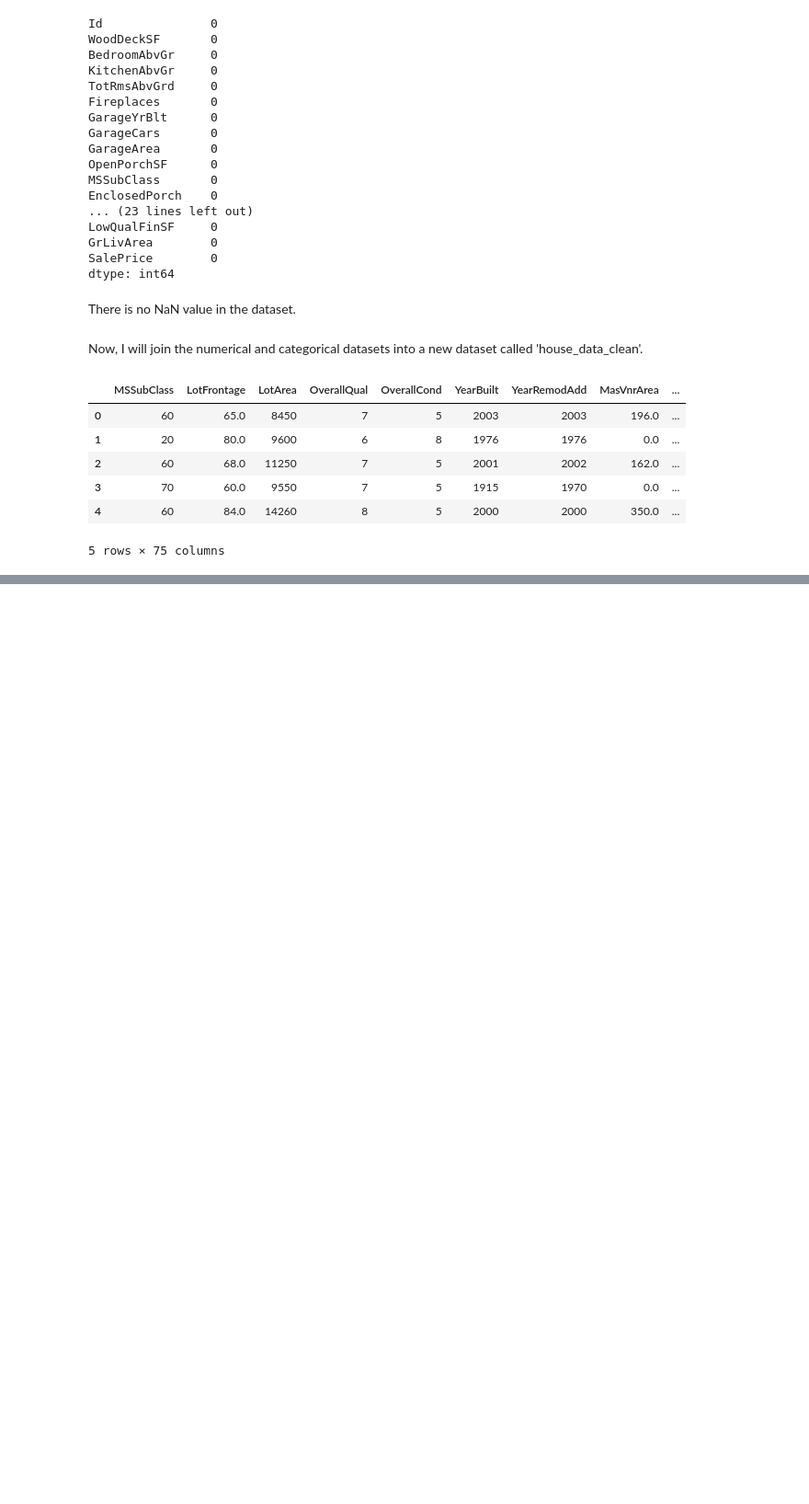
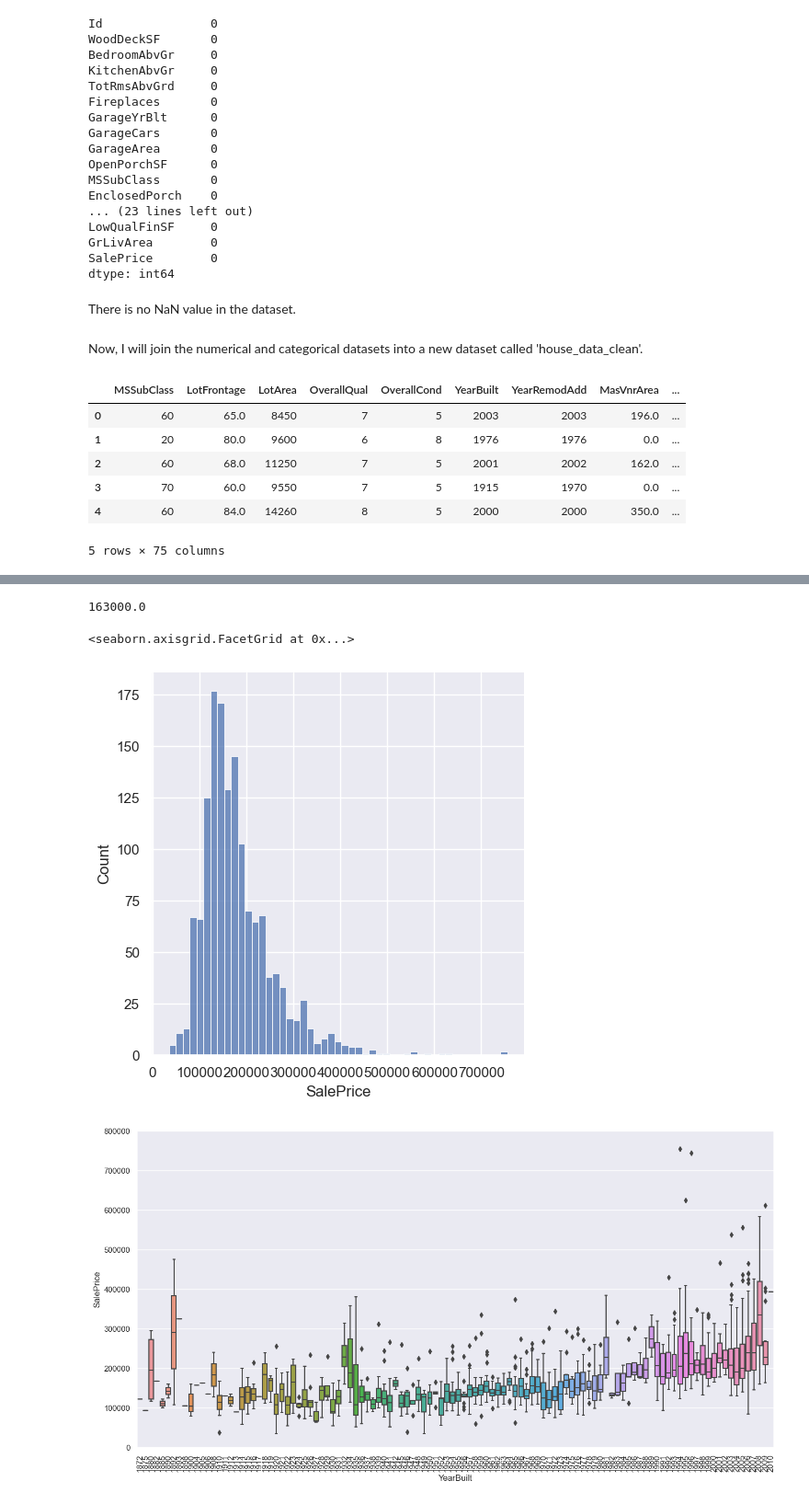
Before and after one commit to alexbui96/springboard, a Jupyter notebook: house_pricing_project/data_cleaning.ipynb, the cells around one changed output, grey strips where cells are left out. Shown at 92% size. Saved outputs shown, nothing was run; the diff lists cells and outputs as text; code cells hidden in the pictures; blank space fills up the shorter version.

```diff
--- a/house_pricing_project/data_cleaning.ipynb
+++ b/house_pricing_project/data_cleaning.ipynb
@@ -290,0 +306,21 @@ house_data_clean.head()
+# %%
+# median
+house_data_clean['SalePrice'].median()
+# %% [output]
+163000.0
+# %%
+# histogram of the sale price
+sns.displot(house_data_clean['SalePrice'])
+# %% [output]
+<seaborn.axisgrid.FacetGrid at 0x...>
+# %%
+# plot between the sale price and the year built
+year_vs_price = pd.concat([house_data_clean['SalePrice'], house_data_clean['YearBuilt']], axis=1)
+f, ax = plt.subplots(figsize=(16, 8))
+fig = sns.boxplot(x = 'YearBuilt', y = 'SalePrice', data = year_vs_price)
+fig.axis(ymin=0, ymax=800000)
+plt.xticks(rotation=90)
+plt.show()
+# %% [output]
+[figure, added]
+[figure, added]
```
Also changed, not shown: parts of 9 cells of this notebook.
